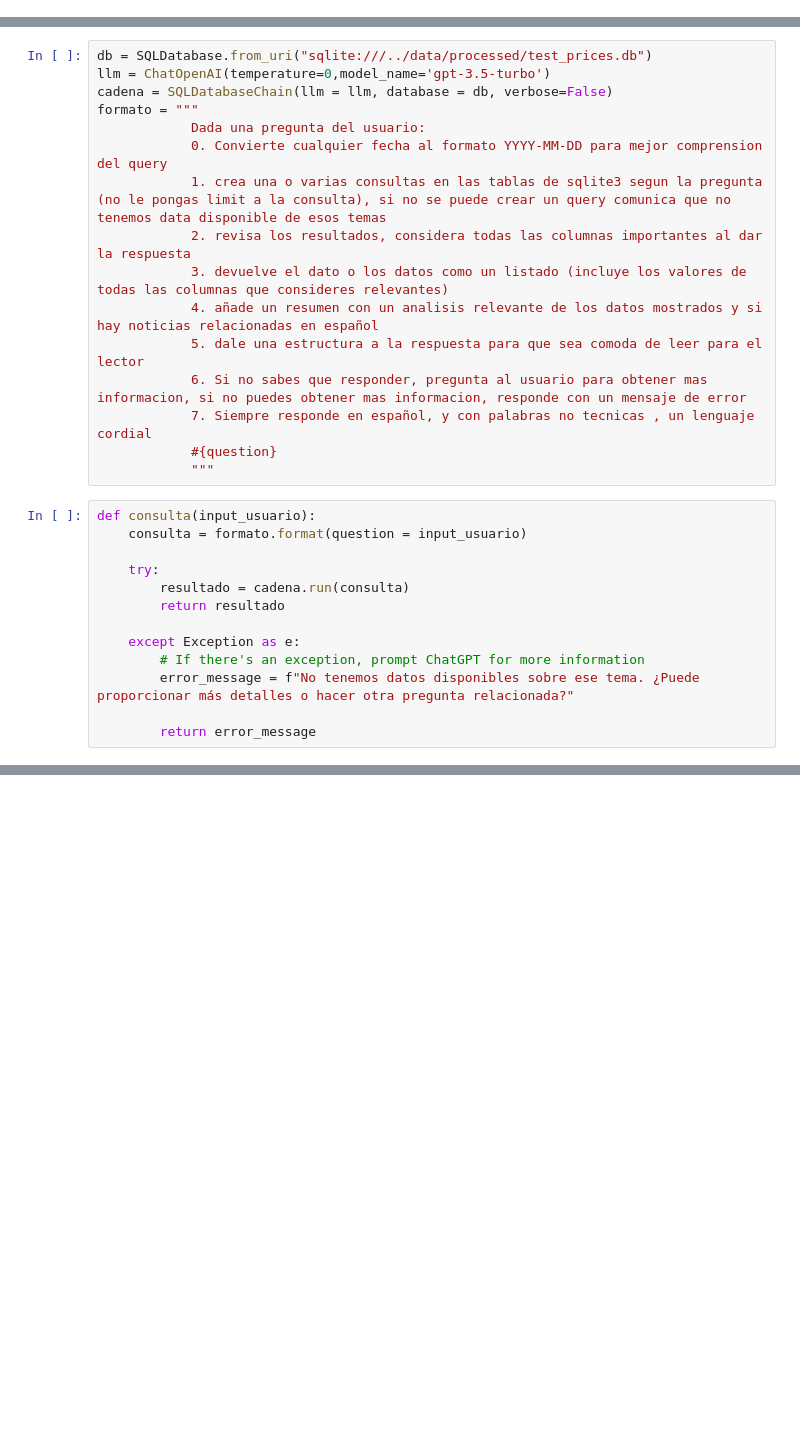
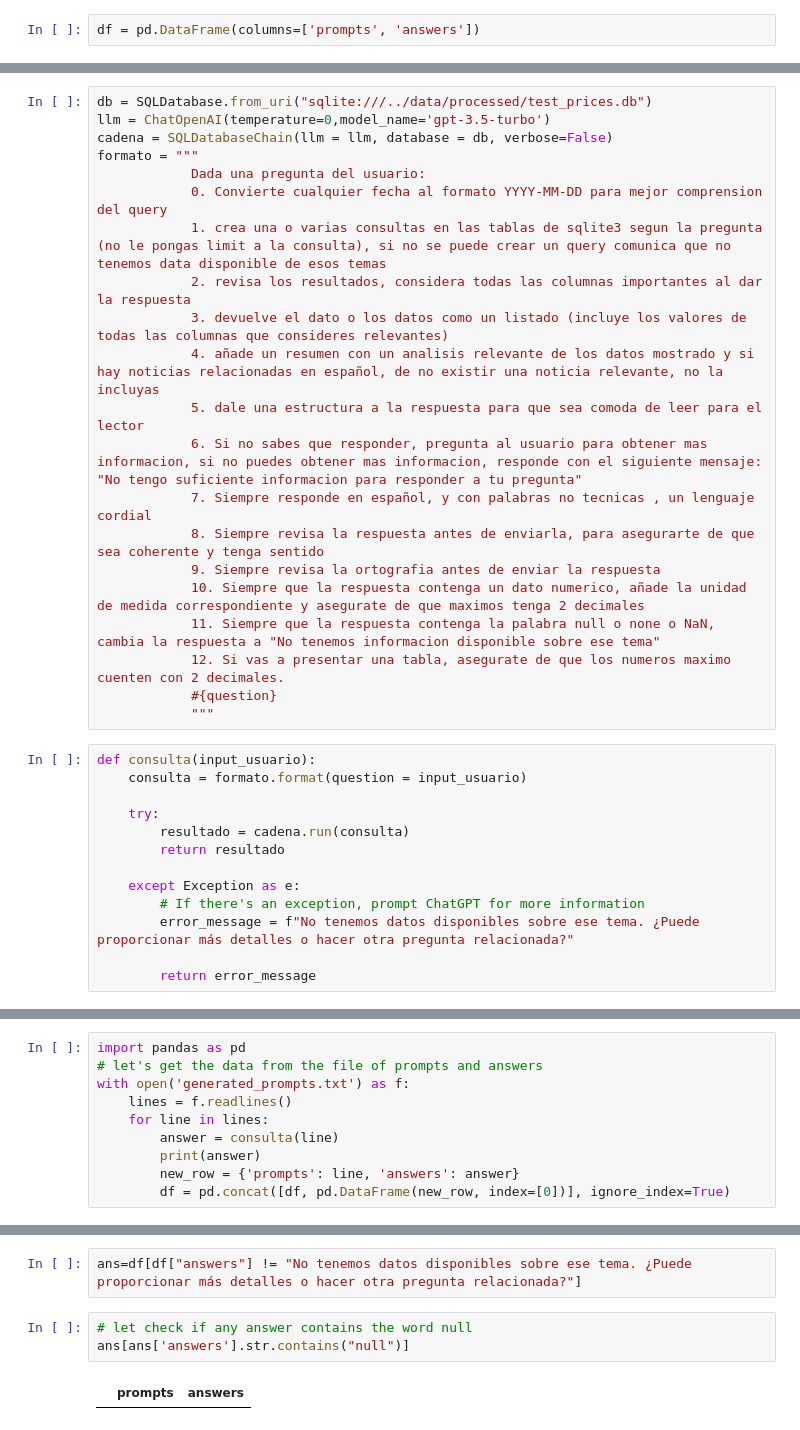
Before and after one commit to despinoza119/streamlit_deploy_app, a Jupyter notebook: testing/AgiaImpactTesting.ipynb, the cells around one changed output, grey strips where cells are left out. Saved outputs shown, nothing was run; the diff lists cells and outputs as text; blank space fills up the shorter version.

```diff
--- a/testing/AgiaImpactTesting.ipynb
+++ b/testing/AgiaImpactTesting.ipynb
@@ -3,3 +3,5 @@
+# %%
+df = pd.DataFrame(columns=['prompts', 'answers'])
 # %%
 from langchain.chat_models import ChatOpenAI
 from langchain.sql_database import SQLDatabase
@@ -17,10 +19,15 @@ formato = """
             1. crea una o varias consultas en las tablas de sqlite3 segun la pregunta (no le pongas limit a la consulta), si no se puede crear un query comunica que no tenemos data disponible de esos temas
             2. revisa los resultados, considera todas las columnas importantes al dar la respuesta
             3. devuelve el dato o los datos como un listado (incluye los valores de todas las columnas que consideres relevantes)
-            4. añade un resumen con un analisis relevante de los datos mostrados y si hay noticias relacionadas en español
+            4. añade un resumen con un analisis relevante de los datos mostrado y si hay noticias relacionadas en español, de no existir una noticia relevante, no la incluyas
             5. dale una estructura a la respuesta para que sea comoda de leer para el lector
-            6. Si no sabes que responder, pregunta al usuario para obtener mas informacion, si no puedes obtener mas informacion, responde con un mensaje de error
+            6. Si no sabes que responder, pregunta al usuario para obtener mas informacion, si no puedes obtener mas informacion, responde con el siguiente mensaje: "No tengo suficiente informacion para responder a tu pregunta"
             7. Siempre responde en español, y con palabras no tecnicas , un lenguaje cordial
+            8. Siempre revisa la respuesta antes de enviarla, para asegurarte de que sea coherente y tenga sentido
+            9. Siempre revisa la ortografia antes de enviar la respuesta
+            10. Siempre que la respuesta contenga un dato numerico, añade la unidad de medida correspondiente y asegurate de que maximos tenga 2 decimales
+            11. Siempre que la respuesta contenga la palabra null o none o NaN, cambia la respuesta a "No tenemos informacion disponible sobre ese tema"
+            12. Si vas a presentar una tabla, asegurate de que los numeros maximo cuenten con 2 decimales.
             #{question}
             """
 # %%
@@ -55,0 +74,10 @@ KeyboardInterrupt:
+# %%
+import pandas as pd
+# let's get the data from the file of prompts and answers
+with open('generated_prompts.txt') as f:
+    lines = f.readlines()
+    for line in lines:
+        answer = consulta(line)
+        print(answer)
+        new_row = {'prompts': line, 'answers': answer}
+        df = pd.concat([df, pd.DataFrame(new_row, index=[0])], ignore_index=True)
@@ -55,0 +102,7 @@ KeyboardInterrupt:
+# %%
+ans=df[df["answers"] != "No tenemos datos disponibles sobre ese tema. ¿Puede proporcionar más detalles o hacer otra pregunta relacionada?"]
+# %%
+# let check if any answer contains the word null
+ans[ans['answers'].str.contains("null")]
+# %% [output]
+|  | prompts | answers |
```
Also changed, not shown: parts of 13 cells of this notebook, 4 other files.
